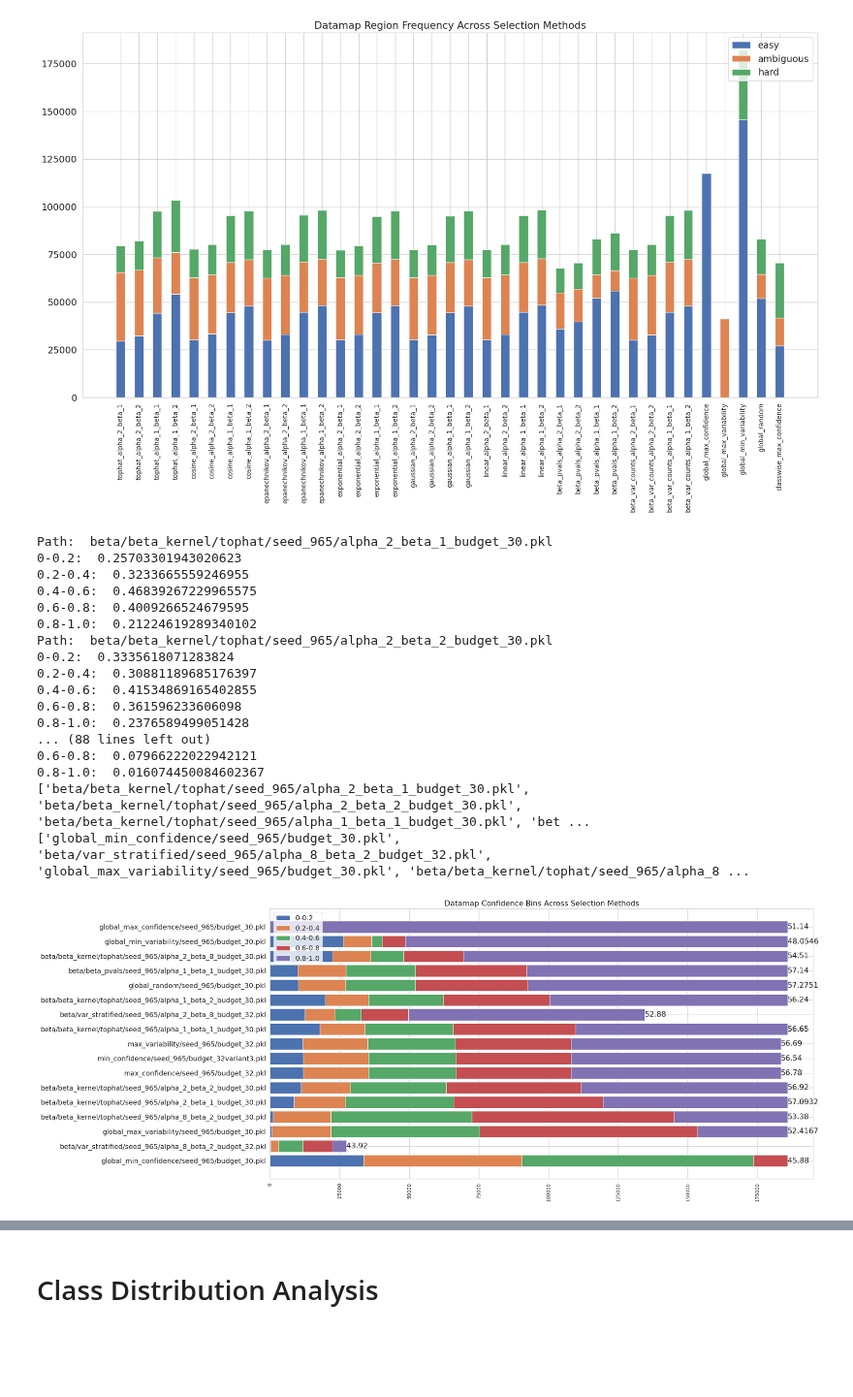
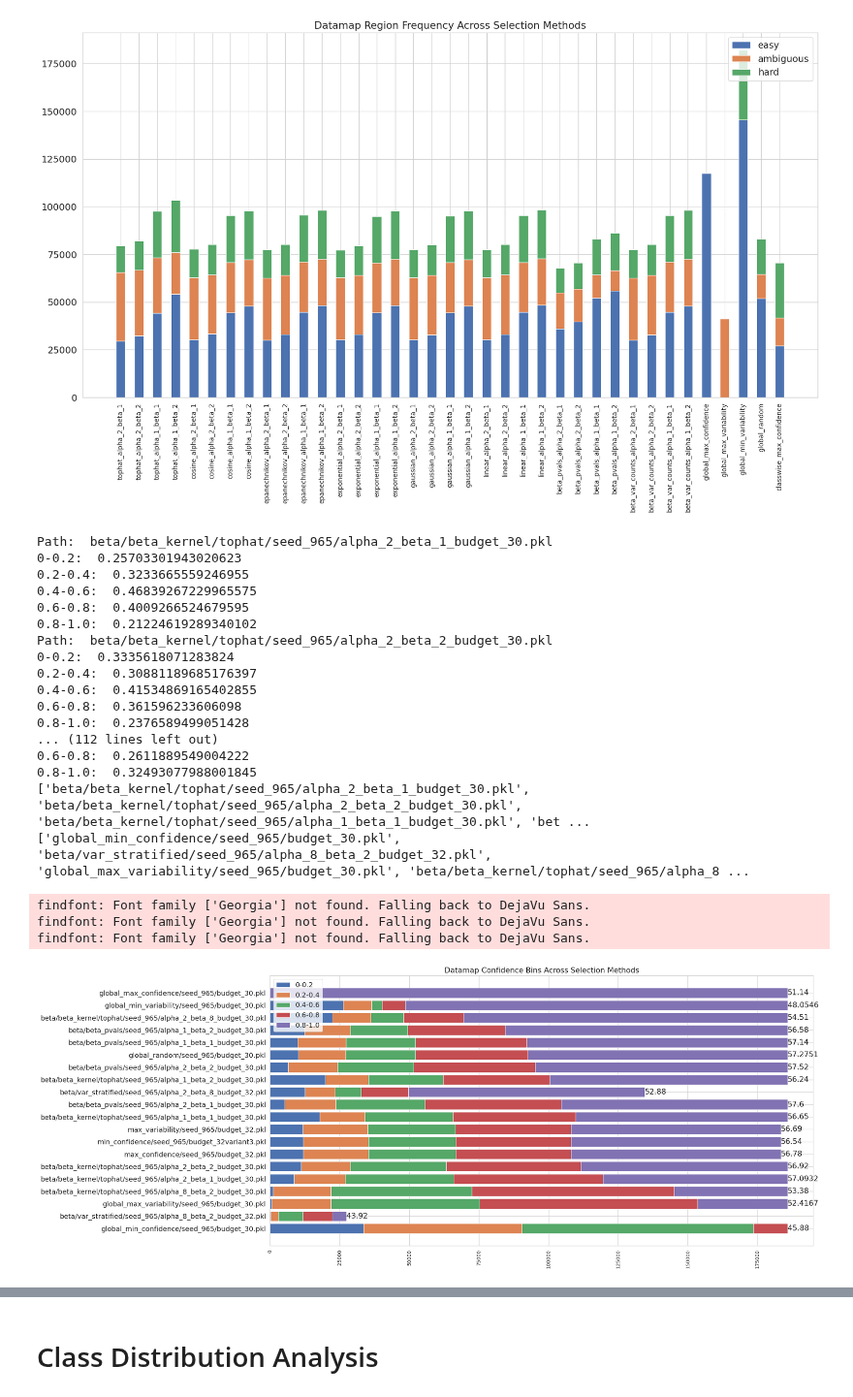
Before and after one commit to jr4fs/vl-pretraining, a Jupyter notebook: src/dataset_selection/sampling/binned_plots.ipynb, the cells around one changed output, grey strips where cells are left out. Shown at 97% size. Saved outputs shown, nothing was run; the diff lists cells and outputs as text; code cells hidden in the pictures; blank space fills up the shorter version.

```diff
--- a/src/dataset_selection/sampling/binned_plots.ipynb
+++ b/src/dataset_selection/sampling/binned_plots.ipynb
@@ -316,7 +316,11 @@ sampling_ids_list = ['beta/beta_kernel/tophat/seed_965/alpha_2_beta_1_budget_30.
                     'max_variability/seed_965/budget_32.pkl',
                     'min_confidence/seed_965/budget_32variant3.pkl',
                     'beta/var_stratified/seed_965/alpha_2_beta_8_budget_32.pkl',
-                    'beta/var_stratified/seed_965/alpha_8_beta_2_budget_32.pkl'
+                    'beta/var_stratified/seed_965/alpha_8_beta_2_budget_32.pkl',
+                    'beta/beta_pvals/seed_965/alpha_2_beta_1_budget_30.pkl',
+                    'beta/beta_pvals/seed_965/alpha_2_beta_2_budget_30.pkl',
+                    'beta/beta_pvals/seed_965/alpha_1_beta_1_budget_30.pkl',
+                    'beta/beta_pvals/seed_965/alpha_1_beta_2_budget_30.pkl'
 
 ]
 # sampling_ids_list = ['beta/beta_kernel/tophat/seed_965/alpha_2_beta_1_budget_30.pkl',
@@ -386,27 +390,30 @@ findfont: Font family ['Georgia'] not found. Falling back to DejaVu Sans.
 findfont: Font family ['Georgia'] not found. Falling back to DejaVu Sans.
 [figure]
 # %%
-accuracies= [57.0932, 56.92, 56.65, 56.24, 54.51, 53.38, 57.14, 57.2751, 51.14, 45.88, 52.4167, 48.0546, 56.78, 56.69, 56.54, 52.88, 43.92]
+accuracies= [57.0932, 56.92, 56.65, 56.24, 54.51, 53.38, 57.14, 57.2751, 51.14, 45.88, 52.4167, 48.0546, 56.78, 56.69, 56.54, 52.88, 43.92, 57.6, 57.52, 57.14, 56.58]
 plot_stacked_confidence(base_path, sampling_base, sampling_ids_list, accuracies)
 # %% [output]
 Path:  beta/beta_kernel/tophat/seed_965/alpha_2_beta_1_budget_30.pkl
 0-0.2:  0.25703301943020623
 0.2-0.4:  0.3233665559246955
 0.4-0.6:  0.46839267229965575
 0.6-0.8:  0.4009266524679595
 0.8-1.0:  0.21224619289340102
 Path:  beta/beta_kernel/tophat/seed_965/alpha_2_beta_2_budget_30.pkl
 0-0.2:  0.3335618071283824
 0.2-0.4:  0.30881189685176397
 0.4-0.6:  0.41534869165402855
 0.6-0.8:  0.361596233606098
 0.8-1.0:  0.2376589499051428
-... (88 lines left out)
-0.6-0.8:  0.07966222022942121
-0.8-1.0:  0.016074450084602367
+... (112 lines left out)
+0.6-0.8:  0.2611889549004222
+0.8-1.0:  0.32493077988001845
 ['beta/beta_kernel/tophat/seed_965/alpha_2_beta_1_budget_30.pkl', 'beta/beta_kernel/tophat/seed_965/alpha_2_beta_2_budget_30.pkl', 'beta/beta_kernel/tophat/seed_965/alpha_1_beta_1_budget_30.pkl', 'bet ...
 ['global_min_confidence/seed_965/budget_30.pkl', 'beta/var_stratified/seed_965/alpha_8_beta_2_budget_32.pkl', 'global_max_variability/seed_965/budget_30.pkl', 'beta/beta_kernel/tophat/seed_965/alpha_8 ...
+findfont: Font family ['Georgia'] not found. Falling back to DejaVu Sans.
+findfont: Font family ['Georgia'] not found. Falling back to DejaVu Sans.
+findfont: Font family ['Georgia'] not found. Falling back to DejaVu Sans.
-[figure, old version]
+[figure, new version]
 # %%
 plot_stacked_variability(base_path, sampling_base, sampling_ids_list, accuracies)
 # %% [output]
```
Also changed, not shown: parts of 1 cell of this notebook, 2 other files.
